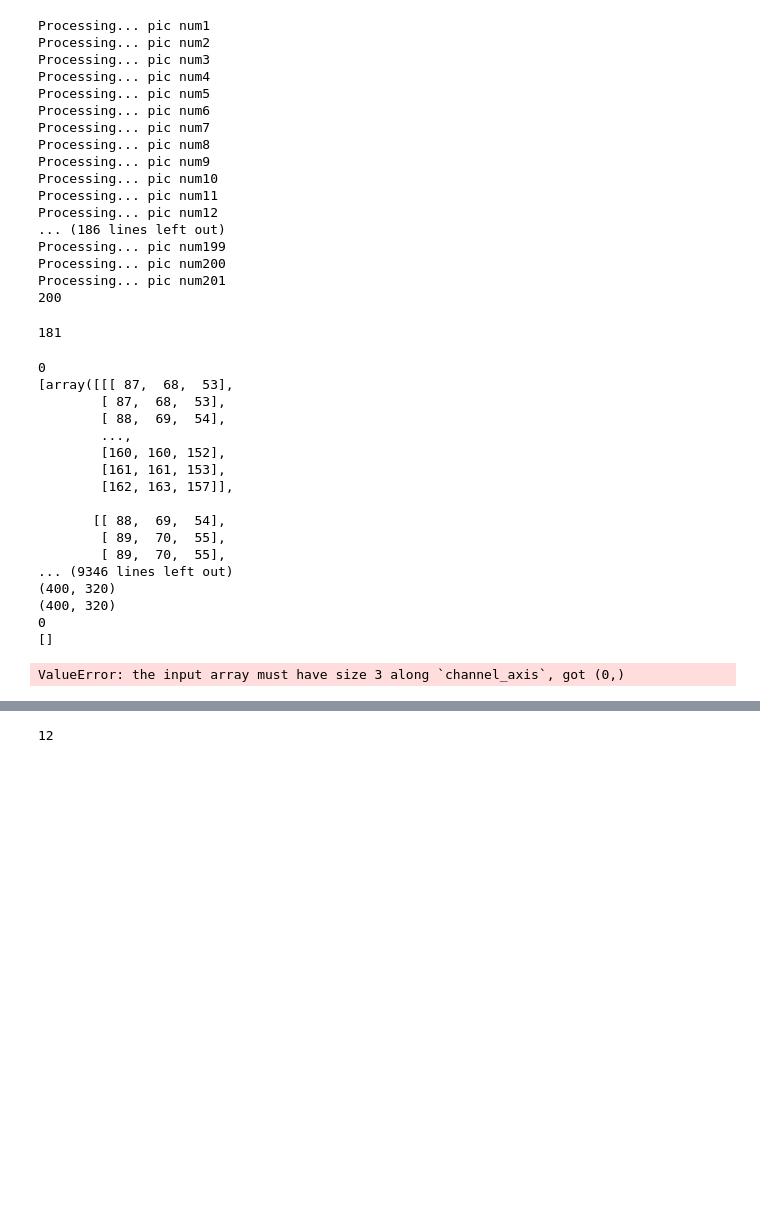
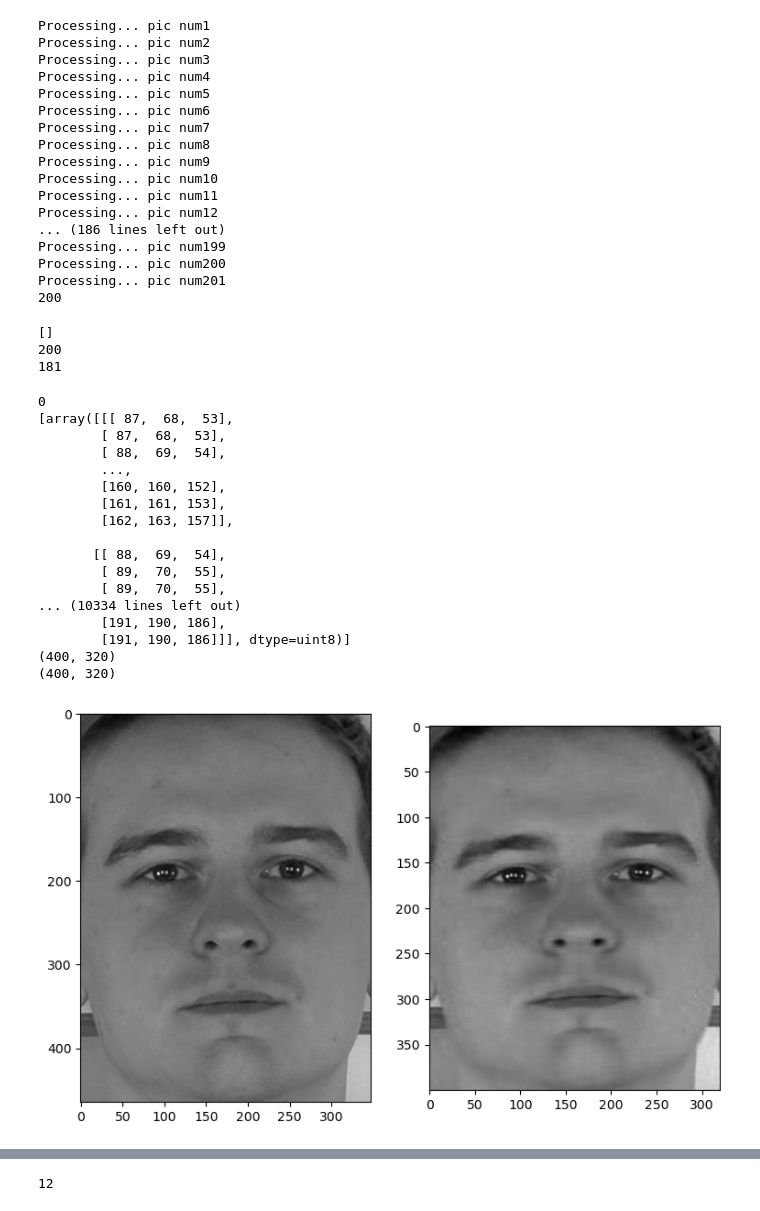
Before and after one commit to andrei-borg/stroke-video-analysis, a Jupyter notebook: eigenface.ipynb, the cells around one changed output, grey strips where cells are left out. Drawn from its saved outputs; the diff is of its cells as text; code cells hidden in the pictures; blank space fills up the shorter version.

```diff
--- a/eigenface.ipynb
+++ b/eigenface.ipynb
@@ -64,7 +81,10 @@ Processing... pic num201
 # %%
 bfaces = faces.copy()
 i = 0
-bfaces.remove(bfaces[181])
+print(bfaces[180])
+
+
+print(len(bfaces))
 for face in bfaces:
     i += 1
     try:
@@ -72,6 +92,8 @@ for face in bfaces:
     except:
         print(i)
 # %% [output]
+[]
+200
 181
 # %%
 #do pca (principal componant analysis) on the faces to lower processing time later
@@ -79,45 +101,46 @@ pca_face = []
 cfaces = faces.copy()
 i = 0
 for face in cfaces: #go through faces
     #reduce to one dimension
 
     print(i)
     print(face)
+    if face != []:
 
-    im = skimage.color.rgb2gray(face)
-    image = im[0,:,:]
-    image = cv2.resize(image, (320,400))
-    print(image.shape)
-    pca = PCA(n_components=30) #select number of components (want to keep variance high)
+        im = skimage.color.rgb2gray(face)
+        image = im[0,:,:]
+        image = cv2.resize(image, (320,400))
+        print(image.shape)
+        pca = PCA(n_components=30) #select number of components (want to keep variance high)
 
-    #transform face by compressing and decompressing
-    image_compressed = pca.fit_transform(image)
-    image_decompressed = pca.inverse_transform(image_compressed)
-    pca_face.append(image_decompressed) #append to new list
-    print(image_decompressed.shape)
+        #transform face by compressing and decompressing
+        image_compressed = pca.fit_transform(image)
+        image_decompressed = pca.inverse_transform(image_compressed)
+        pca_face.append(image_decompressed) #append to new list
+        print(image_decompressed.shape)
 #plot results
 fig, axes = plt.subplots(1,2, figsize=(9, 9))
 axes[0].imshow(skimage.color.rgb2gray(faces[0])[0,:,:], cmap='gray')
 axes[0].set_label("Original image")
 axes[1].imshow(pca_face[0], cmap='gray')
 axes[1].set_label("Compressed image")
 # %% [output]
 0
 [array([[[ 87,  68,  53],
         [ 87,  68,  53],
         [ 88,  69,  54],
         ...,
         [160, 160, 152],
         [161, 161, 153],
         [162, 163, 157]],
 
        [[ 88,  69,  54],
         [ 89,  70,  55],
         [ 89,  70,  55],
-... (9346 lines left out)
+... (10334 lines left out)
+        [191, 190, 186],
+        [191, 190, 186]]], dtype=uint8)]
 (400, 320)
 (400, 320)
-0
-[]
-ValueError: the input array must have size 3 along `channel_axis`, got (0,)
+[figure, added]
 # %%
```
Also changed, not shown: parts of 9 cells of this notebook, 2 other files.
